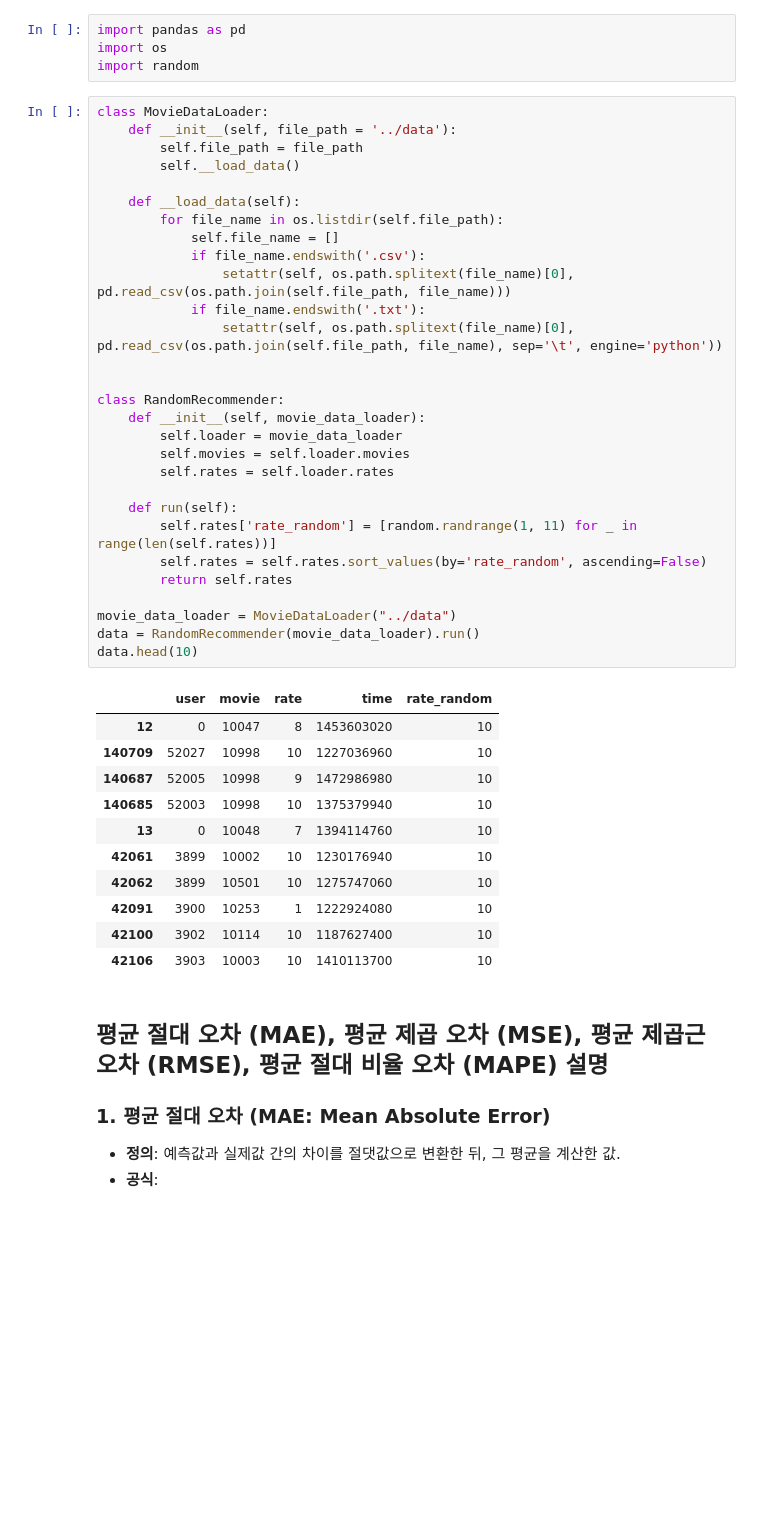
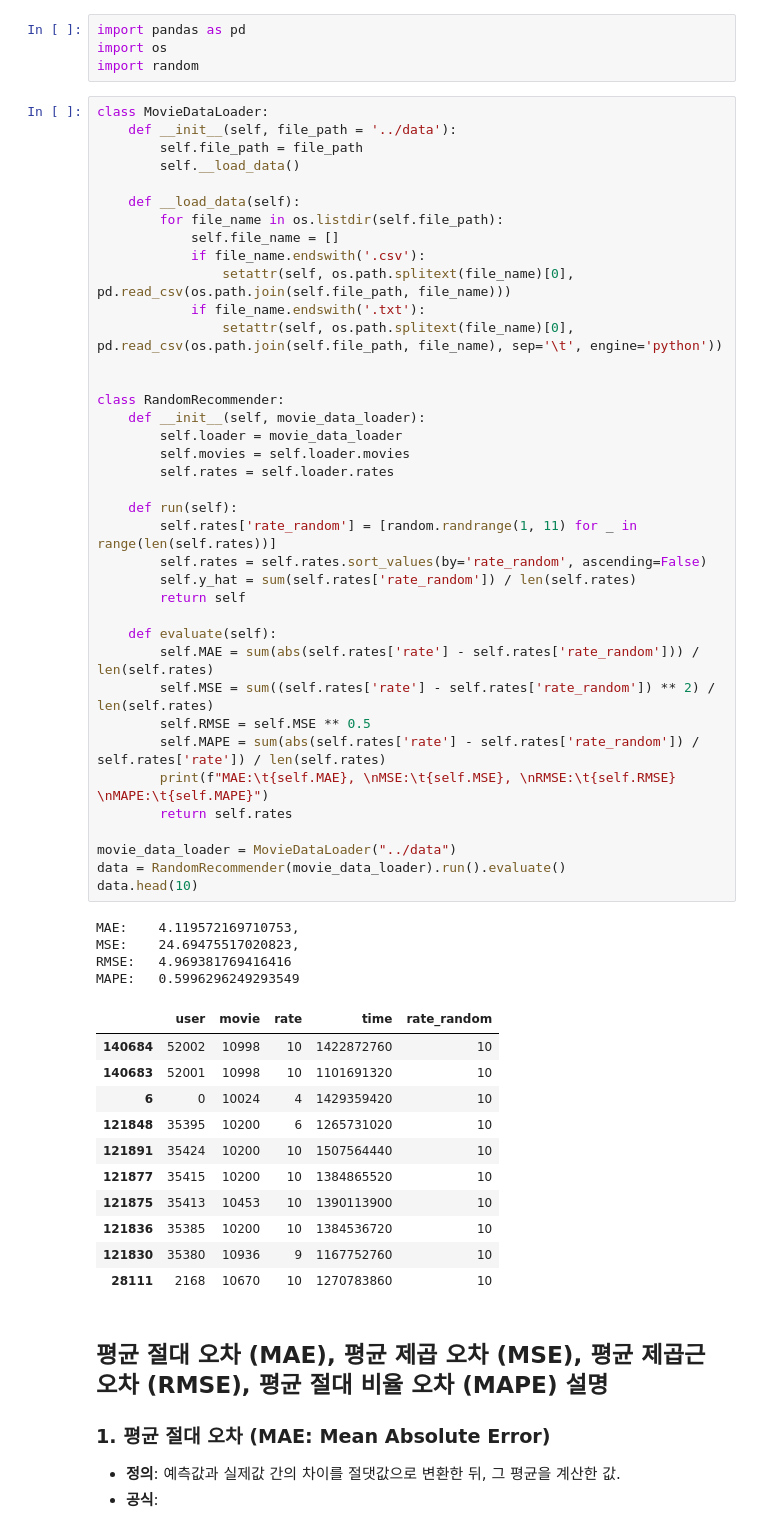
Before and after one commit to YeonSeong-Lee/codessey, a Jupyter notebook: prob03/0302_회귀평가.ipynb, the cells around one changed output. Cells and saved outputs as stored; diff of their text form; blank space fills up the shorter version.

```diff
--- a/prob03/0302_회귀평가.ipynb
+++ b/prob03/0302_회귀평가.ipynb
@@ -5,44 +5,57 @@ import random
 # %%
 class MovieDataLoader:
     def __init__(self, file_path = '../data'):
         self.file_path = file_path
         self.__load_data()
 
     def __load_data(self):
         for file_name in os.listdir(self.file_path):
             self.file_name = []
             if file_name.endswith('.csv'):
                 setattr(self, os.path.splitext(file_name)[0], pd.read_csv(os.path.join(self.file_path, file_name)))
             if file_name.endswith('.txt'):
                 setattr(self, os.path.splitext(file_name)[0], pd.read_csv(os.path.join(self.file_path, file_name), sep='\t', engine='python'))
 
 
 class RandomRecommender:
     def __init__(self, movie_data_loader):
         self.loader = movie_data_loader
         self.movies = self.loader.movies
         self.rates = self.loader.rates
 
     def run(self):
         self.rates['rate_random'] = [random.randrange(1, 11) for _ in range(len(self.rates))]
         self.rates = self.rates.sort_values(by='rate_random', ascending=False)
+        self.y_hat = sum(self.rates['rate_random']) / len(self.rates)
+        return self
+
+    def evaluate(self):
+        self.MAE = sum(abs(self.rates['rate'] - self.rates['rate_random'])) / len(self.rates)
+        self.MSE = sum((self.rates['rate'] - self.rates['rate_random']) ** 2) / len(self.rates)
+        self.RMSE = self.MSE ** 0.5
+        self.MAPE = sum(abs(self.rates['rate'] - self.rates['rate_random']) / self.rates['rate']) / len(self.rates)
+        print(f"MAE:\t{self.MAE}, \nMSE:\t{self.MSE}, \nRMSE:\t{self.RMSE} \nMAPE:\t{self.MAPE}")
         return self.rates
 
 movie_data_loader = MovieDataLoader("../data")
-data = RandomRecommender(movie_data_loader).run()
+data = RandomRecommender(movie_data_loader).run().evaluate()
 data.head(10)
 # %% [output]
+MAE:    4.119572169710753,
+MSE:    24.69475517020823,
+RMSE:   4.969381769416416
+MAPE:   0.5996296249293549
 |  | user | movie | rate | time | rate_random |
-| 12 | 0 | 10047 | 8 | 1453603020 | 10 |
-| 140709 | 52027 | 10998 | 10 | 1227036960 | 10 |
-| 140687 | 52005 | 10998 | 9 | 1472986980 | 10 |
-| 140685 | 52003 | 10998 | 10 | 1375379940 | 10 |
-| 13 | 0 | 10048 | 7 | 1394114760 | 10 |
-| 42061 | 3899 | 10002 | 10 | 1230176940 | 10 |
-| 42062 | 3899 | 10501 | 10 | 1275747060 | 10 |
-| 42091 | 3900 | 10253 | 1 | 1222924080 | 10 |
-| 42100 | 3902 | 10114 | 10 | 1187627400 | 10 |
-| 42106 | 3903 | 10003 | 10 | 1410113700 | 10 |
+| 140684 | 52002 | 10998 | 10 | 1422872760 | 10 |
+| 140683 | 52001 | 10998 | 10 | 1101691320 | 10 |
+| 6 | 0 | 10024 | 4 | 1429359420 | 10 |
+| 121848 | 35395 | 10200 | 6 | 1265731020 | 10 |
+| 121891 | 35424 | 10200 | 10 | 1507564440 | 10 |
+| 121877 | 35415 | 10200 | 10 | 1384865520 | 10 |
+| 121875 | 35413 | 10453 | 10 | 1390113900 | 10 |
+| 121836 | 35385 | 10200 | 10 | 1384536720 | 10 |
+| 121830 | 35380 | 10936 | 9 | 1167752760 | 10 |
+| 28111 | 2168 | 10670 | 10 | 1270783860 | 10 |
 # %% [markdown]
 ## 평균 절대 오차 (MAE), 평균 제곱 오차 (MSE), 평균 제곱근 오차 (RMSE), 평균 절대 비율 오차 (MAPE) 설명
 
```
Also changed, not shown: 1 other file.
